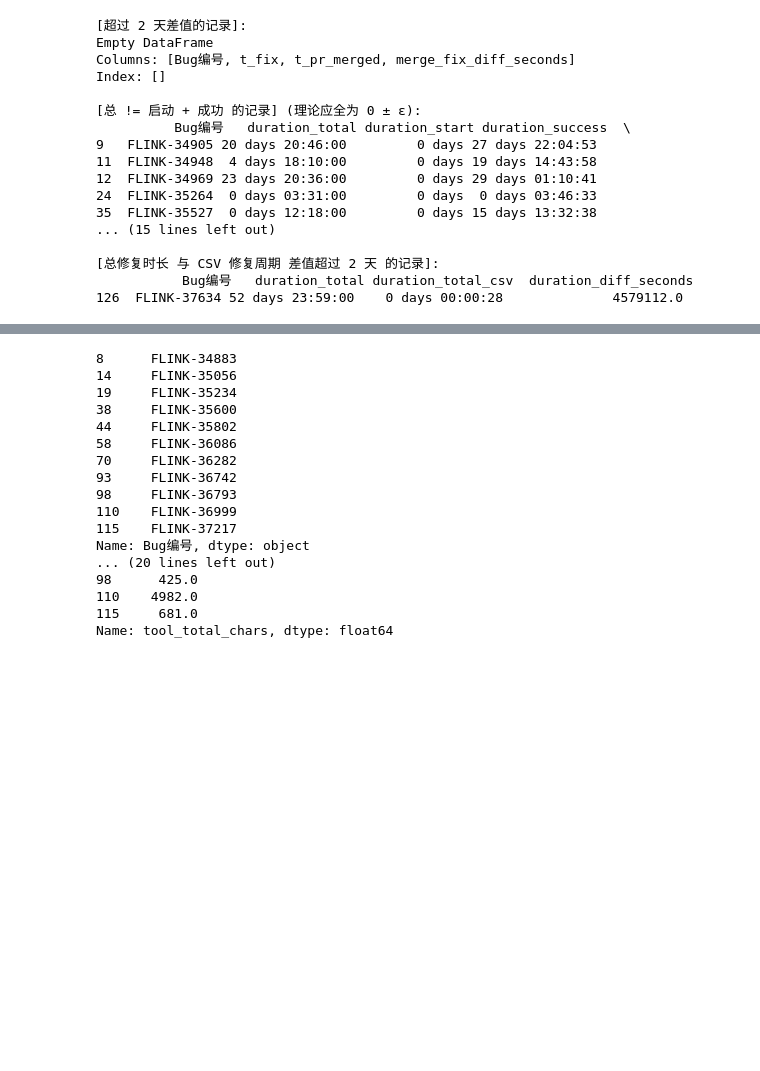
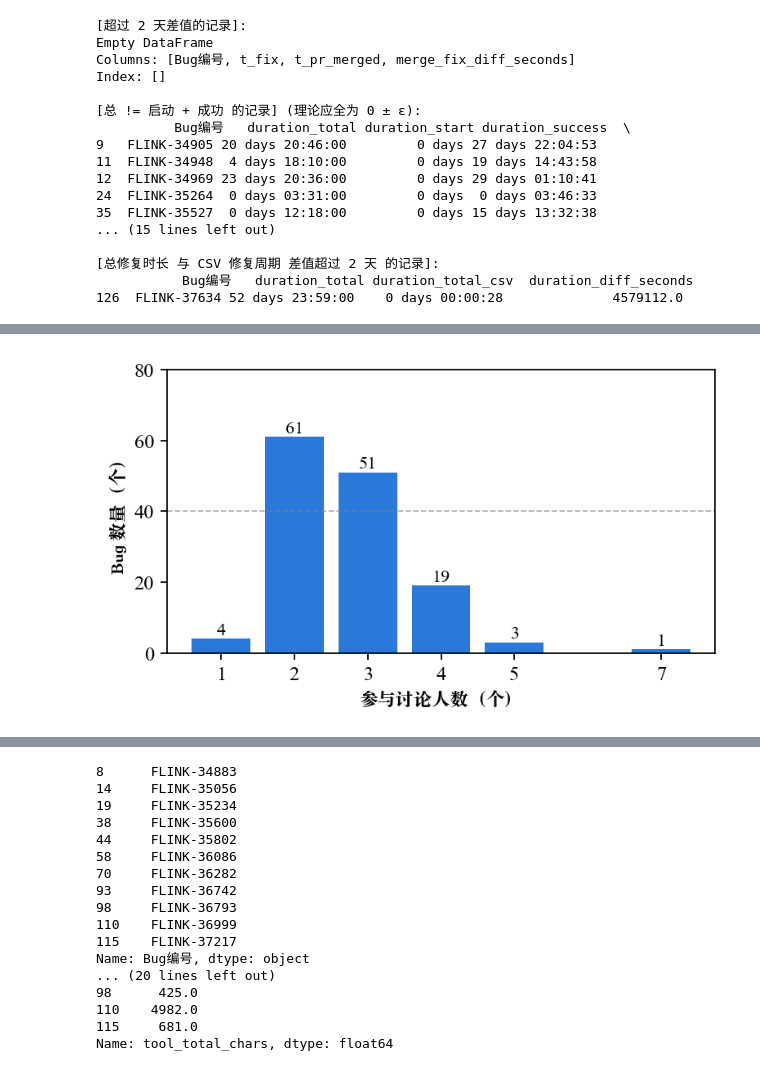
Before and after one commit to edwardzcn-decade/gh-easy-crawler, a Jupyter notebook: plot/scripts/plot_notebook.ipynb, the cells around one changed output, grey strips where cells are left out. Cells and saved outputs as stored; diff of their text form; code cells hidden in the pictures; blank space fills up the shorter version.

```diff
--- a/plot/scripts/plot_notebook.ipynb
+++ b/plot/scripts/plot_notebook.ipynb
@@ -719,0 +720,51 @@ plt.show()
+# %%
+df_people = pd.read_csv("bug_resolved_csv_v4.csv")
+
+people = (
+  df_people["tool_people_involved_count"]
+    .dropna()
+    .astype(int)
+)
+people_counts = (
+  people
+  .value_counts()
+  .sort_index()
+)
+# people_counts
+
+fig_people, ax_people = plt.subplots(figsize=(5,3))
+ax_people.bar(
+  people_counts.index.to_numpy(),
+  people_counts.values,
+  width=0.8,
+  color=BLUE_COLOR_DEFAULT,
+  linewidth=0.8
+)
+ax_people.set_xlabel("参与讨论人数（个）", fontproperties=font_song)
+ax_people.set_ylabel("Bug 数量（个）", fontproperties=font_song)
+ax_people.set_ylim(0,80)
+
+ax_people.set_xticks(people_counts.index.to_numpy())
+ax_people.tick_params(axis="both", labelsize=11)
+
+# Adding numeric annotations on top of bars
+for xi, yi in zip(people_counts.index.to_numpy(), people_counts.values):
+    ax_people.text(xi, yi, str(yi),
+            ha="center", va="bottom", fontsize=10)
+
+# # grid（只开 y 轴，论文常见）
+# ax_people.grid(axis="y", linestyle="--", linewidth=0.8, alpha=0.6)
+# ax_people.grid(axis="x", visible=False)
+
+ax_people.axhline(
+    y=40,
+    linestyle="--",
+    linewidth=0.8,
+    color="gray",
+    alpha=0.6
+)
+
+fig_people.tight_layout()
+plt.show()
+# %% [output]
+[figure, added]
```
Also changed, not shown: parts of 7 cells of this notebook, 1 other file.
